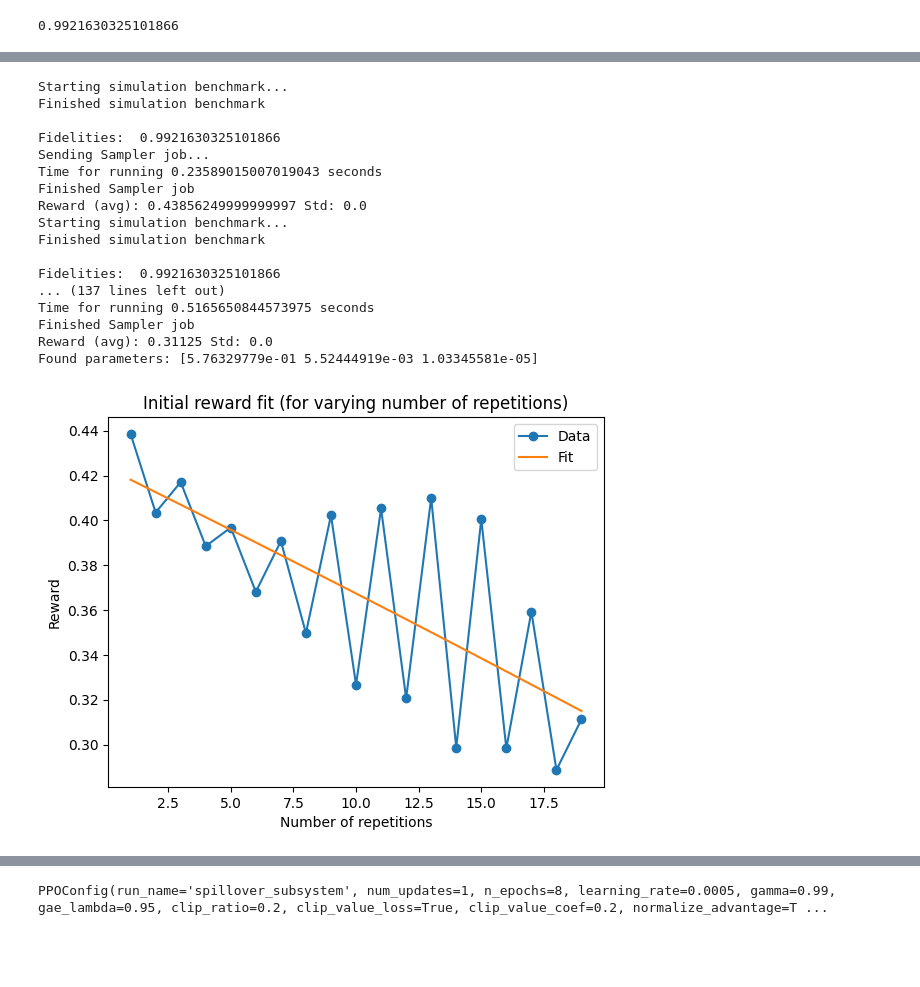
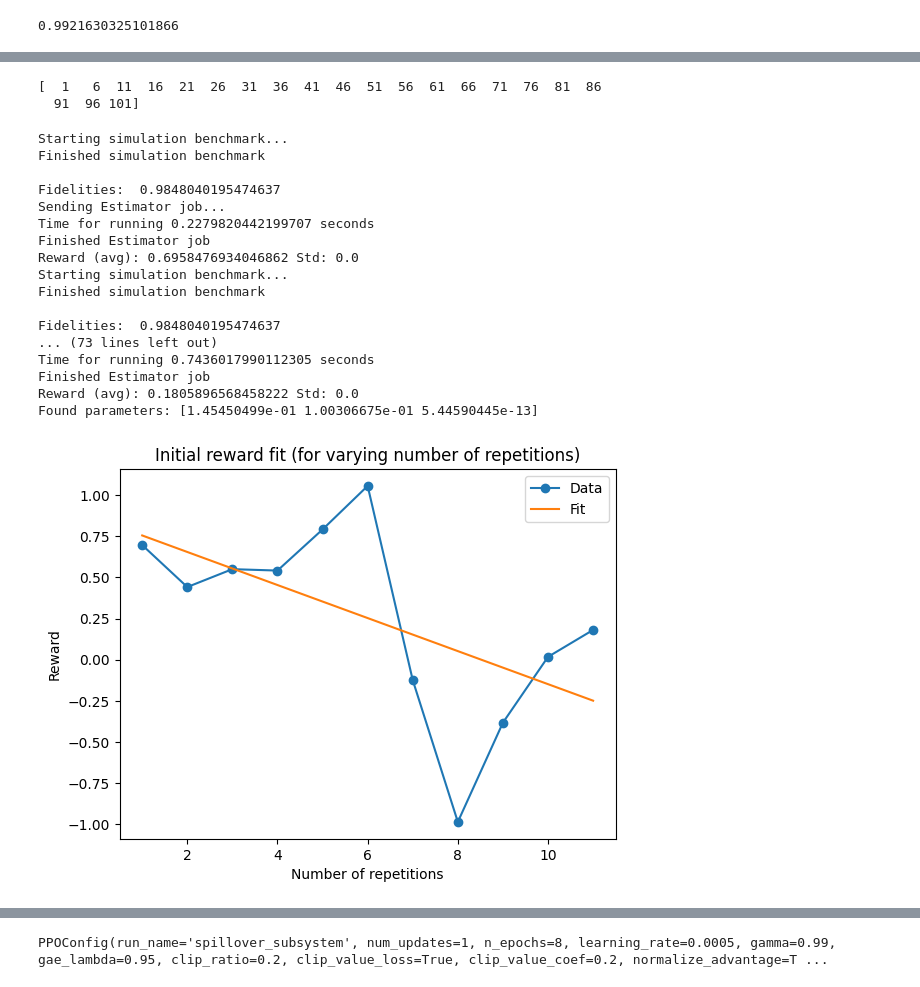
Before and after one commit to arthurostrauss/Quantum_Optimal_Control, a Jupyter notebook: gate_level/spillover_noise_use_case/generic_spillover/spillover_effect_on_subsystem.ipynb, the cells around one changed output, grey strips where cells are left out. Saved outputs shown, nothing was run; the diff lists cells and outputs as text; code cells hidden in the pictures; blank space fills up the shorter version.

```diff
--- a/gate_level/spillover_noise_use_case/generic_spillover/spillover_effect_on_subsystem.ipynb
+++ b/gate_level/spillover_noise_use_case/generic_spillover/spillover_effect_on_subsystem.ipynb
@@ -278,37 +276,43 @@ q_env = ContextAwareQuantumEnvironment(
 )
 # %%
 rescaled_env = RescaleAndClipAction(q_env, -1, 1)
+# %%
+print(np.linspace(1, 101, 21, dtype=np.int8))
+# %% [output]
+[  1   6  11  16  21  26  31  36  41  46  51  56  61  66  71  76  81  86
+  91  96 101]
 # %%
 q_env.initial_reward_fit(
     np.zeros((1, 7)),
     ExecutionConfig(
         sampling_paulis=10000,
         n_shots=1000,
-        n_reps=list(
-            range(1, 20),
-        ),
+        #n_reps=list(
+        #    range(1, 100),
+        #),
+        n_reps=np.linspace(1, 11, 11, dtype=np.int8),
         dfe_precision=(1e-1, 0.1),
         seed=q_env_config.seed,
     ),
     update_fit_params=False,
-    reward_method="cafe",
+    reward_method="channel",
 )
 # %% [output]
 Starting simulation benchmark...
 Finished simulation benchmark
 
-Fidelities:  0.9921630325101866
-Sending Sampler job...
-Time for running 0.23589015007019043 seconds
-Finished Sampler job
-Reward (avg): 0.43856249999999997 Std: 0.0
+Fidelities:  0.9848040195474637
+Sending Estimator job...
+Time for running 0.2279820442199707 seconds
+Finished Estimator job
+Reward (avg): 0.6958476934046862 Std: 0.0
 Starting simulation benchmark...
 Finished simulation benchmark
 
-Fidelities:  0.9921630325101866
-... (137 lines left out)
-Time for running 0.5165650844573975 seconds
-Finished Sampler job
-Reward (avg): 0.31125 Std: 0.0
-Found parameters: [5.76329779e-01 5.52444919e-03 1.03345581e-05]
+Fidelities:  0.9848040195474637
+... (73 lines left out)
+Time for running 0.7436017990112305 seconds
+Finished Estimator job
+Reward (avg): 0.1805896568458222 Std: 0.0
+Found parameters: [1.45450499e-01 1.00306675e-01 5.44590445e-13]
-[figure, old version]
+[figure, new version]
```
Also changed, not shown: parts of 12 cells of this notebook, 5 other files.
